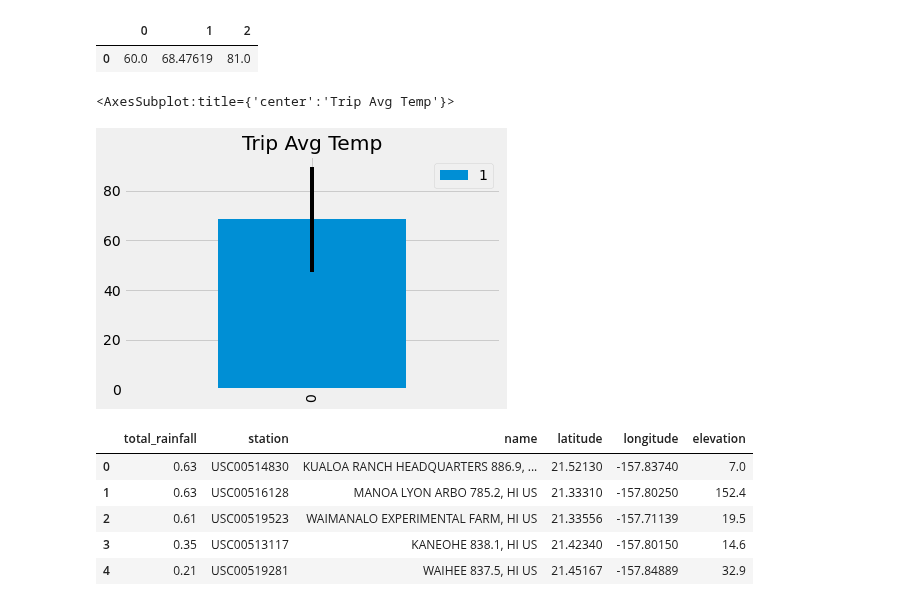
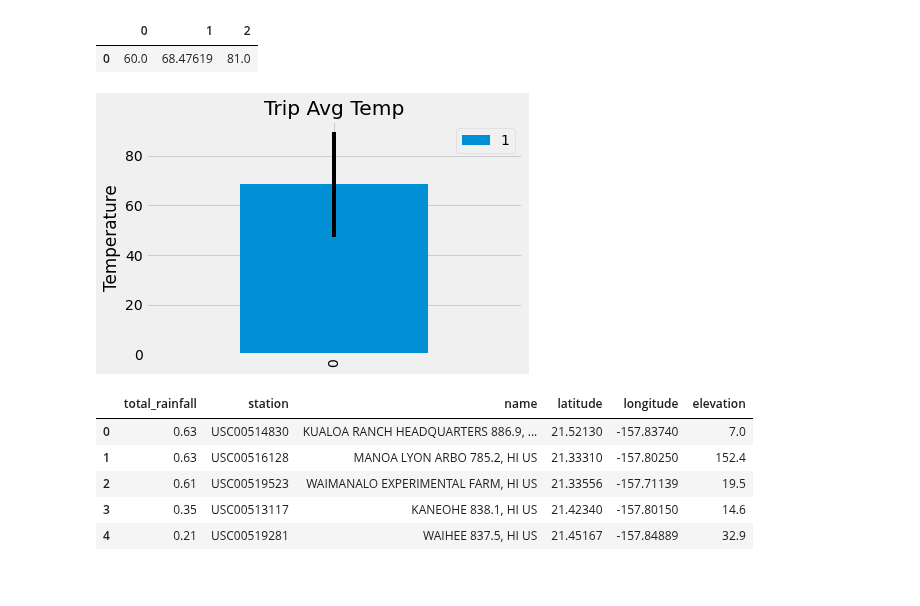
Before and after one commit to andydw2022/sqlalchemy-challenge, a Jupyter notebook: climate_starter_final.ipynb, the cells around one changed output. Saved outputs shown, nothing was run; the diff lists cells and outputs as text; code cells hidden in the pictures.

```diff
--- a/climate_starter_final.ipynb
+++ b/climate_starter_final.ipynb
@@ -334,12 +333,12 @@ trip_temp_df.head()
 # %%
 # Plot the results from your previous query as a bar chart.
 # Use "Trip Avg Temp" as your Title
 # Use the average temperature for the y value
 # Use the peak-to-peak (tmax-tmin) value as the y error bar (yerr)
-trip_temp_df.plot(kind='bar',y=1,title='Trip Avg Temp', yerr= trip_temp_df[2]-trip_temp_df[0])
+trip_temp_df.plot(kind='bar',y=1,title='Trip Avg Temp', ylabel='Temperature',yerr= trip_temp_df[2]-trip_temp_df[0])
+plt.savefig('Images/Trip_Avg_Temp.jpg')
 # %% [output]
-<AxesSubplot:title={'center':'Trip Avg Temp'}>
-[figure, old version]
+[figure, new version]
 # %%
 # Calculate the total amount of rainfall per weather station for your trip dates using the previous year's matching dates.
 # Sort this in descending order by precipitation amount and list the station, name, latitude, longitude, and elevation
```
Also changed, not shown: parts of 4 cells of this notebook, 4 other files.
